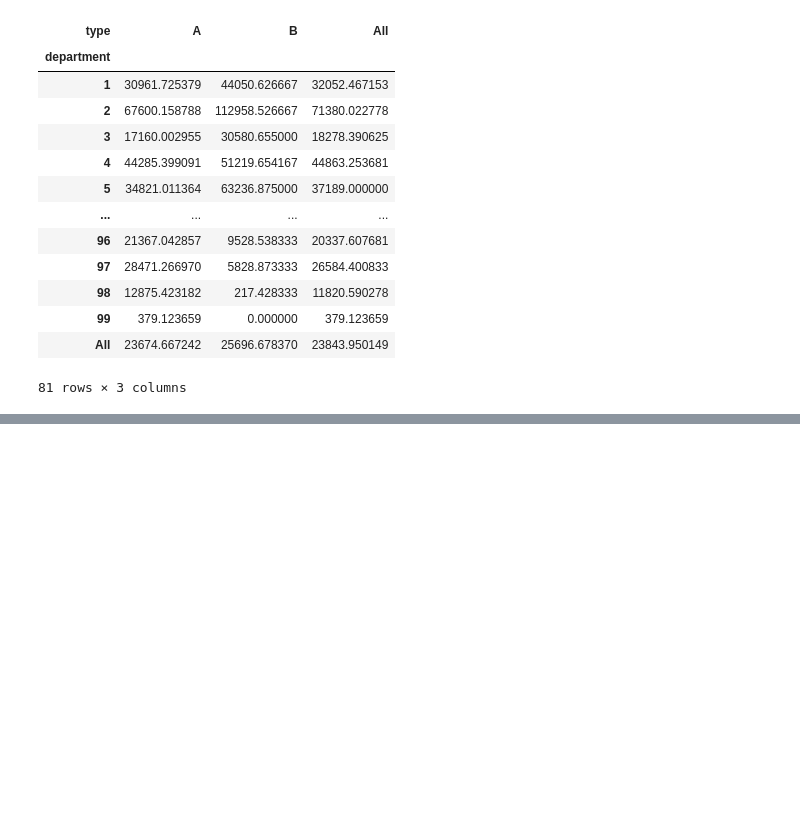
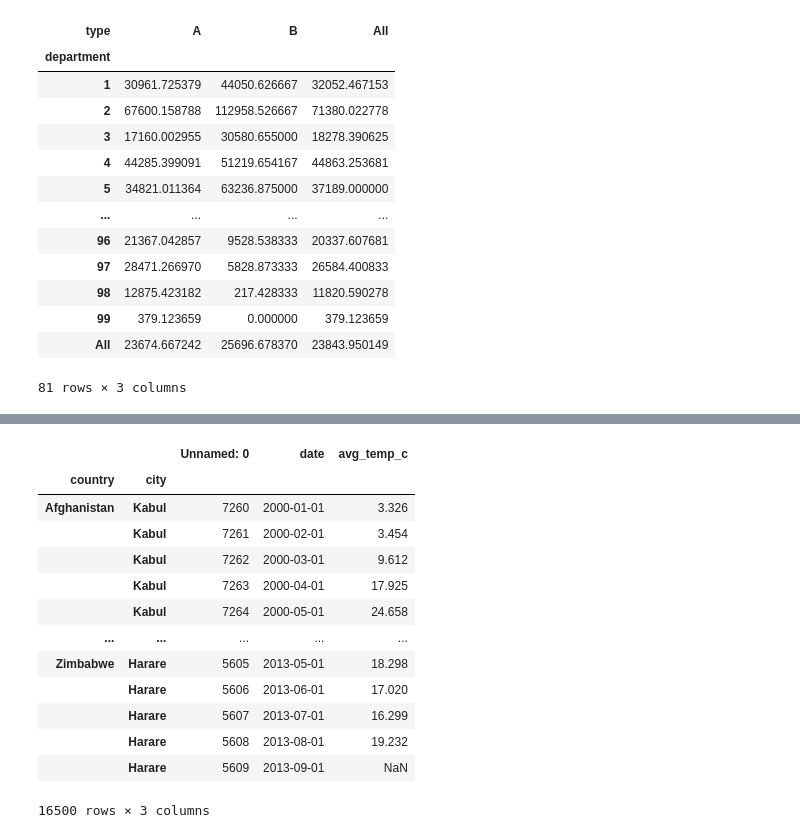
Before and after one commit to Code-Pizza/PythonDataScienceDataCamp, a Jupyter notebook: Data Manipulation with Pandas/Data Manipulation with Pandas.ipynb, the cells around one changed output, grey strips where cells are left out. Saved outputs shown, nothing was run; the diff lists cells and outputs as text; code cells hidden in the pictures; blank space fills up the shorter version.

```diff
--- a/Data Manipulation with Pandas/Data Manipulation with Pandas.ipynb
+++ b/Data Manipulation with Pandas/Data Manipulation with Pandas.ipynb
@@ -1056,0 +1120,4 @@ sales.pivot_table(values = "weekly_sales", index = "department", columns = "type
+# %%
+import pandas as pd
+temperatures = pd.read_csv("temperatures.csv")
+temperatures.head()
@@ -1056,0 +1131,15 @@ sales.pivot_table(values = "weekly_sales", index = "department", columns = "type
+# %%
+# Look at temperatures
+print(temperatures)
+
+# Index temperatures by city
+temperatures_ind = temperatures.set_index("city")
+
+# Look at temperatures_ind
+print(temperatures_ind)
+
+# Reset the index, keeping its contents
+print(temperatures_ind.reset_index())
+
+# Reset the index, dropping its contents
+print(temperatures_ind.reset_index(drop = True))
@@ -1056,0 +1215,9 @@ sales.pivot_table(values = "weekly_sales", index = "department", columns = "type
+# %%
+# Index temperatures by country & city
+temperatures_ind = temperatures.set_index(["country", "city"])
+
+# List of tuples: Brazil, Rio De Janeiro & Pakistan, Lahore
+rows_to_keep = [("Brazil", "Rio De Janeiro"),("Pakistan","Lahore")]
+
+# Subset for rows to keep
+print(temperatures_ind.loc[rows_to_keep])
@@ -1056,0 +1251,21 @@ sales.pivot_table(values = "weekly_sales", index = "department", columns = "type
+# %%
+#dogs_ind3.sort_index(level=["color","breed"], ascending=[True, False])
+
+temperatures_ind.sort_index()
+temperatures_ind.sort_index(level = "city")
+temperatures_ind.sort_index(level = ["country","city"], ascending = [True, False])
+# %% [output]
+|  |  | Unnamed: 0 | date | avg_temp_c |
+| country | city |  |  |  |
+| Afghanistan | Kabul | 7260 | 2000-01-01 | 3.326 |
+|  | Kabul | 7261 | 2000-02-01 | 3.454 |
+|  | Kabul | 7262 | 2000-03-01 | 9.612 |
+|  | Kabul | 7263 | 2000-04-01 | 17.925 |
+|  | Kabul | 7264 | 2000-05-01 | 24.658 |
+| ... | ... | ... | ... | ... |
+| Zimbabwe | Harare | 5605 | 2013-05-01 | 18.298 |
+|  | Harare | 5606 | 2013-06-01 | 17.020 |
+|  | Harare | 5607 | 2013-07-01 | 16.299 |
+|  | Harare | 5608 | 2013-08-01 | 19.232 |
+|  | Harare | 5609 | 2013-09-01 | NaN |
+16500 rows × 3 columns
```
Also changed, not shown: parts of 33 cells of this notebook, 2 other files.
